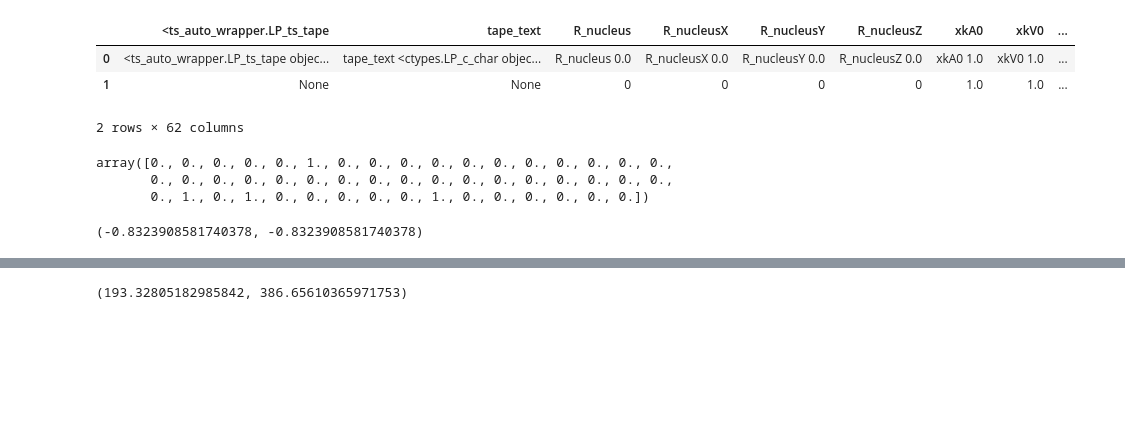
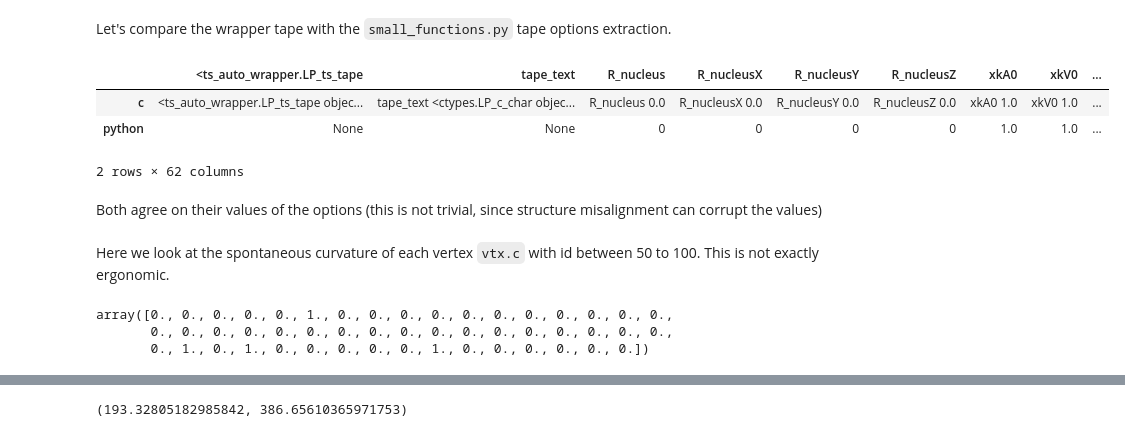
Before and after one commit to yoavrv/trisurf-python, a Jupyter notebook: ts_auto_wrapper_test.ipynb, the cells around one changed output, grey strips where cells are left out. Drawn from its saved outputs; the diff is of its cells as text; code cells hidden in the pictures; blank space fills up the shorter version.

```diff
--- a/ts_auto_wrapper_test.ipynb
+++ b/ts_auto_wrapper_test.ipynb
@@ -1,14 +1,16 @@
 # %%
+# python imports
 from glob import glob
 import ctypes
 import struct
 import sys
 from pathlib import Path
-
+# standard scientific packages
 import numpy as np
 import pandas
-
+# repository specific modules
 import vtu
-PyVtu=vtu.PyVtu
+PyVtu = vtu.PyVtu
 import small_functions
-import ts_auto_wrapper as wrap
+import ts_auto_wrapper
+TSWrapper = ts_auto_wrapper.TSWrapper
@@ -15,2 +22,4 @@ import ts_auto_wrapper as wrap
 # %%
-ts=wrap.TSWrapper()
+path_to_trisurf = Path("/opt/workspace/msc_project/cluster-trisurf")
+ts=TSWrapper(path_to_trisurf)
+help(ts)
@@ -33,2 +97,3 @@ vesicle.contents.cm
 # %%
-base_tape=ts.parsetape(str(ts.path_to_trisurf/'src/tape'))
+base_tape=ts.parsetape(ts.path_to_trisurf/'src/tape')
+base_tape
@@ -35,20 +124,26 @@ base_tape=ts.parsetape(str(ts.path_to_trisurf/'src/tape'))
+# %% [markdown]
+Let's compare the wrapper tape with the `small_functions.py` tape options extraction.
 # %%
 tstape = ts.pretty_text(base_tape)
 with open(ts.path_to_trisurf/'src/tape','r') as f:
-    extape = small_functions.get_tape_options(f.read())
+    pytape = small_functions.get_tape_options(f.read())
 all_lines = {}
 for line1 in tstape.splitlines():
     first=line1.split()[0]
-    if first in extape:
-        all_lines[first] = [line1, extape[first]]
+    if first in pytape:
+        all_lines[first] = [line1, pytape[first]]
     else:
         all_lines[first] = [line1, None]
-pandas.DataFrame(all_lines)
+pandas.DataFrame(all_lines, index=['c','python'])
 # %% [output]
 |  | <ts_auto_wrapper.LP_ts_tape | tape_text | R_nucleus | R_nucleusX | R_nucleusY | R_nucleusZ | xkA0 | xkV0 | ... |
-| 0 | <ts_auto_wrapper.LP_ts_tape objec... | tape_text <ctypes.LP_c_char objec... | R_nucleus 0.0 | R_nucleusX 0.0 | R_nucleusY 0.0 | R_nucleusZ 0.0 | xkA0 1.0 | xkV0 1.0 | ... |
-| 1 | None | None | 0 | 0 | 0 | 0 | 1.0 | 1.0 | ... |
+| c | <ts_auto_wrapper.LP_ts_tape objec... | tape_text <ctypes.LP_c_char objec... | R_nucleus 0.0 | R_nucleusX 0.0 | R_nucleusY 0.0 | R_nucleusZ 0.0 | xkA0 1.0 | xkV0 1.0 | ... |
+| python | None | None | 0 | 0 | 0 | 0 | 1.0 | 1.0 | ... |
 2 rows × 62 columns
+# %% [markdown]
+Both agree on their values of the options (this is not trivial, since structure misalignment can corrupt the values)
+# %% [markdown]
+Here we look at the spontaneous curvature of each vertex `vtx.c` with id between 50 to 100. This is not exactly ergonomic.
 # %%
 np.array([vesicle.contents.vlist.contents.vtx[i].contents.c for i in range(50,100)])
 # %% [output]
@@ -61,4 +152,0 @@ vtx_old=ts.ts_vertex(x=0,y=0,z=0)
-# %%
-vtx.contents.z, v.pos[97,2]
-# %% [output]
-(-0.8323908581740378, -0.8323908581740378)
```
Also changed, not shown: parts of 29 cells of this notebook, 2 other files.
